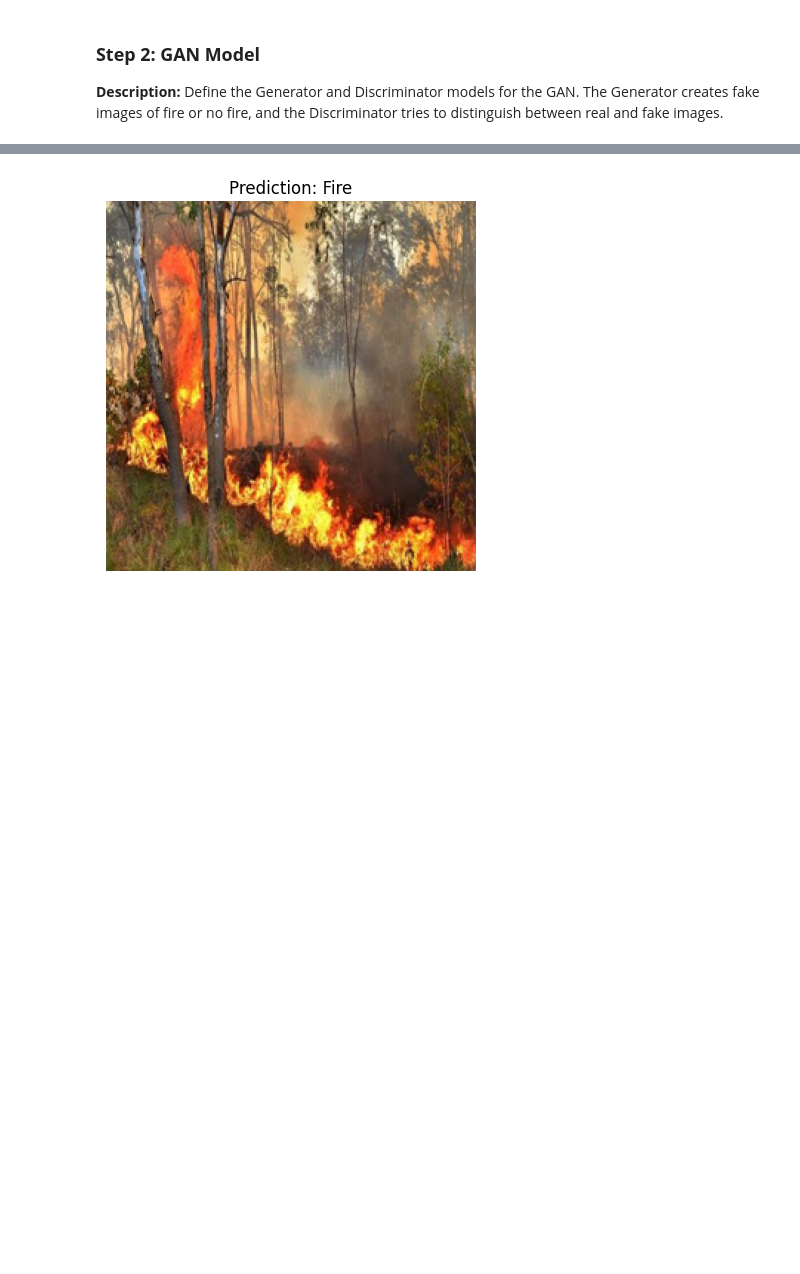
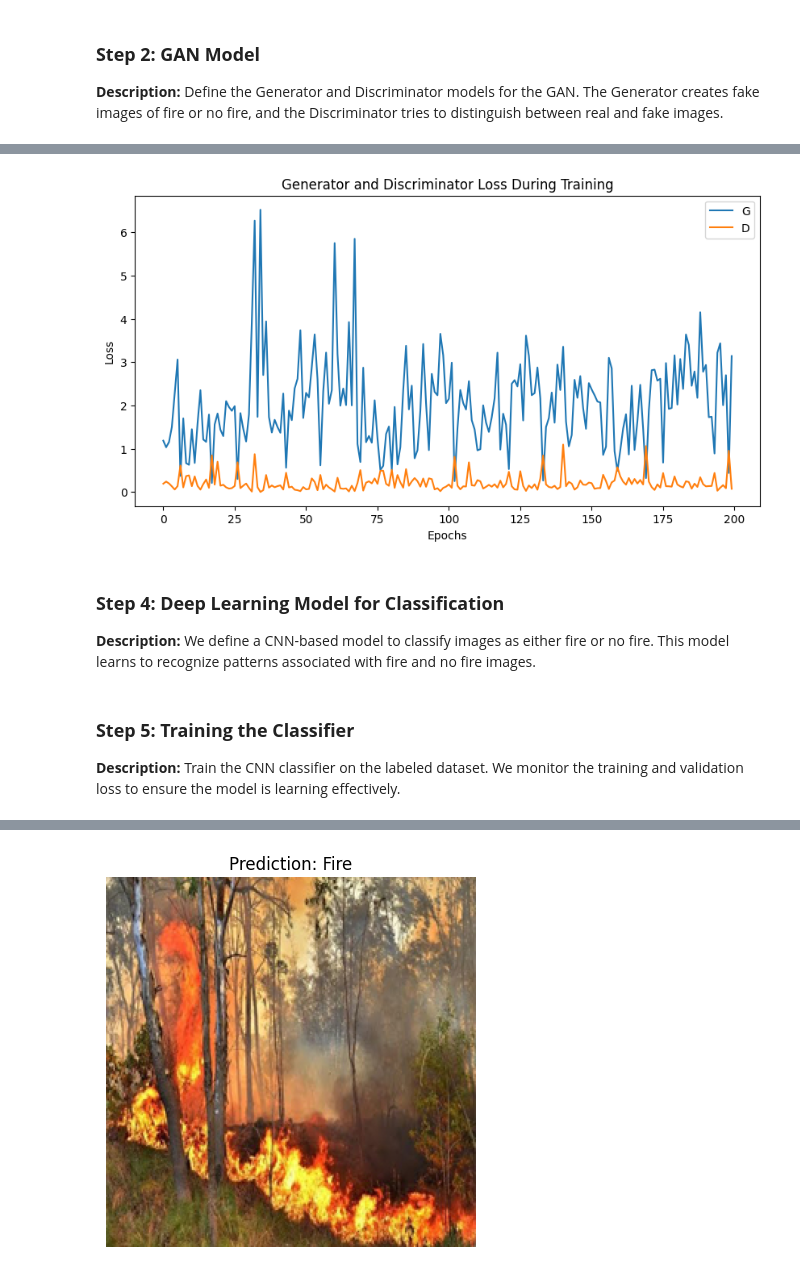
Before and after one commit to rrankawat/pytorch-wildfire-detection, a Jupyter notebook: wildfire_detection.ipynb, the cells around one changed output, grey strips where cells are left out. Drawn from its saved outputs; the diff is of its cells as text; code cells hidden in the pictures; blank space fills up the shorter version.

Commit message:
Model Run 3

```diff
--- a/wildfire_detection.ipynb
+++ b/wildfire_detection.ipynb
@@ -156,6 +157,10 @@ optimizer_G = optim.Adam(generator.parameters(), lr=0.0002, betas=(0.5, 0.999))
 optimizer_D = optim.Adam(discriminator.parameters(), lr=0.0002, betas=(0.5, 0.999))
 
 num_epochs = 200
+
+# Track losses
+g_losses = []
+d_losses = []
 
 for epoch in range(num_epochs):
     for imgs, labels in dataloader:
@@ -187,6 +192,9 @@ for epoch in range(num_epochs):
         d_loss.backward()
         optimizer_D.step()
 
-    if epoch % 5 == 0:
+    g_losses.append(g_loss.item())
+    d_losses.append(d_loss.item())
+
+    if (epoch+1) % 10 == 0:
       print(f'Epoch [{epoch+1}/{num_epochs}]  Loss D: {d_loss.item()}, loss G: {g_loss.item()}')
 # %% [output]
@@ -210,3 +221,21 @@ Epoch [196/200]  Loss D: 1.169653296470642, loss G: 3.877429485321045
+# %%
+import matplotlib.pyplot as plt
+
+# Plot the losses
+plt.figure(figsize=(10, 5))
+plt.title("Generator and Discriminator Loss During Training")
+plt.plot(g_losses, label="G")
+plt.plot(d_losses, label="D")
+plt.xlabel("Epochs")
+plt.ylabel("Loss")
+plt.legend()
+plt.show()
+# %% [output]
+[figure, added]
+# %% [markdown]
+### **Step 4: Deep Learning Model for Classification**
+
+**Description:** We define a CNN-based model to classify images as either fire or no fire. This model learns to recognize patterns associated with fire and no fire images.
 # %%
 class CNNClassifier(nn.Module):
     def __init__(self):
@@ -232,4 +261,8 @@ class CNNClassifier(nn.Module):
 model = CNNClassifier().to(device)
 criterion = nn.BCELoss().to(device)
 optimizer = optim.Adam(model.parameters(), lr=0.001)
+# %% [markdown]
+### **Step 5: Training the Classifier**
+
+**Description:** Train the CNN classifier on the labeled dataset. We monitor the training and validation loss to ensure the model is learning effectively.
 # %%
```
Also changed, not shown: parts of 8 cells of this notebook.
